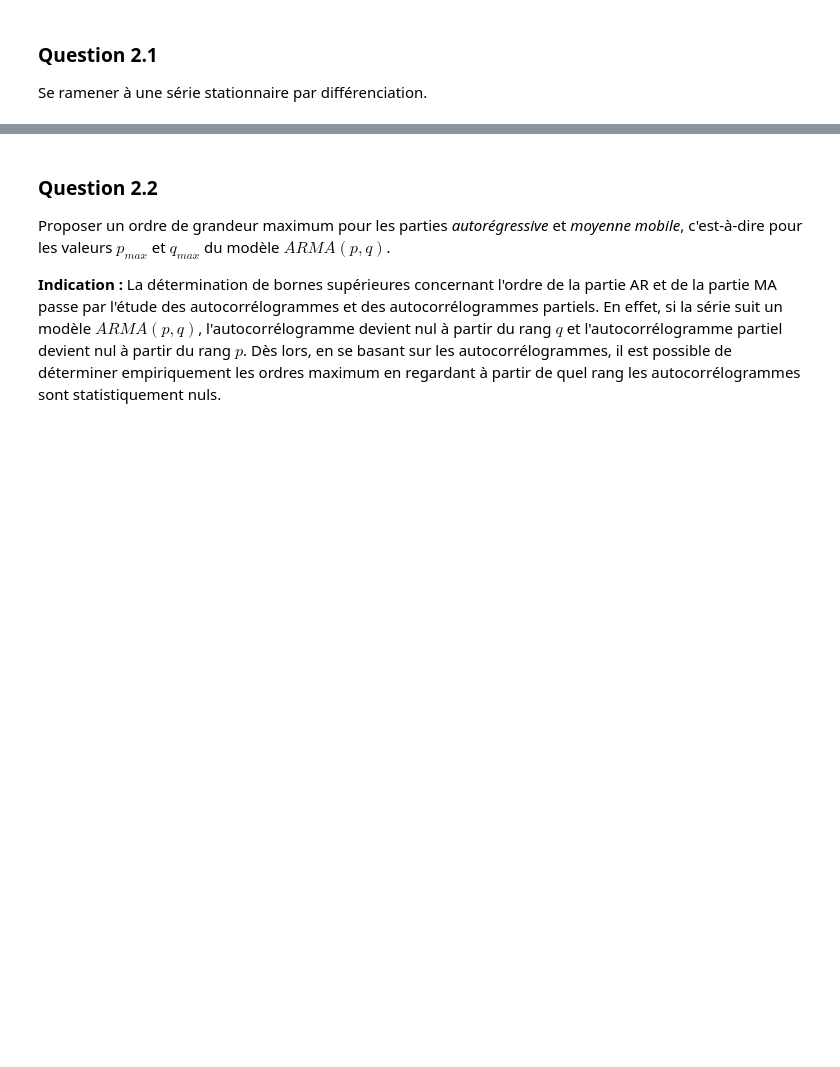
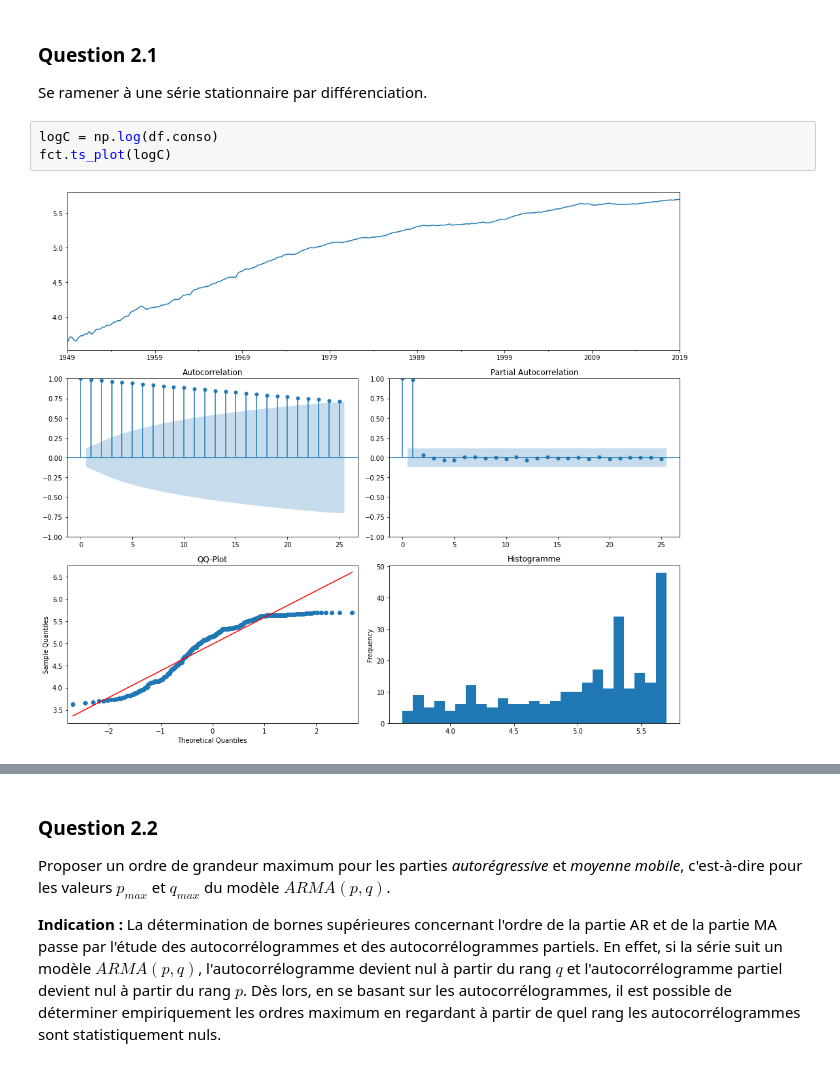
Before and after one commit to louiskuhn/IA-P2-Euskadi, a Jupyter notebook: Ressources/Machine Learning/Séries Temporelles/3. SeriesTemp_exo.ipynb, the cells around one changed output, grey strips where cells are left out. Saved outputs shown, nothing was run; the diff lists cells and outputs as text; blank space fills up the shorter version.

```diff
--- a/Ressources/Machine Learning/Séries Temporelles/3. SeriesTemp_exo.ipynb
+++ b/Ressources/Machine Learning/Séries Temporelles/3. SeriesTemp_exo.ipynb
@@ -63,3 +133,8 @@ Il est temps de modéliser ces séries par un modèle ARIMA : dans un premier te
 ### **Question 2.1**
 
 Se ramener à une série stationnaire par différenciation.
+# %%
+logC = np.log(df.conso)
+fct.ts_plot(logC)
+# %% [output]
+[figure, added]
```
Also changed, not shown: parts of 16 cells of this notebook, 1 other file.
